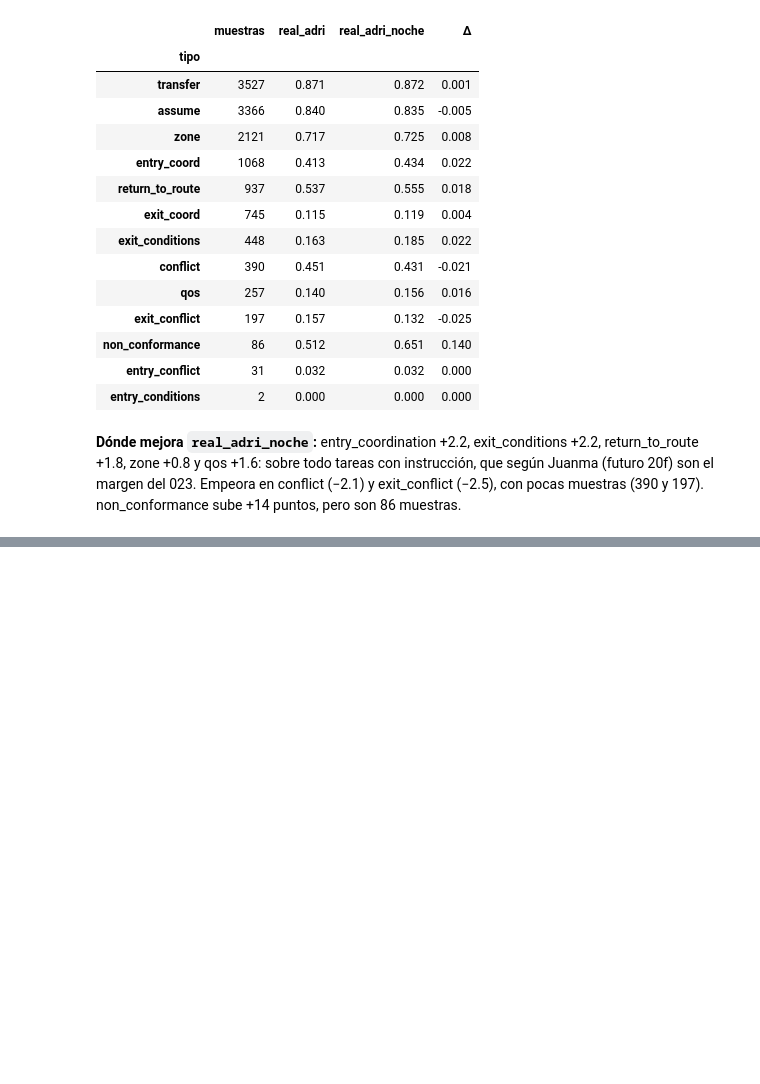
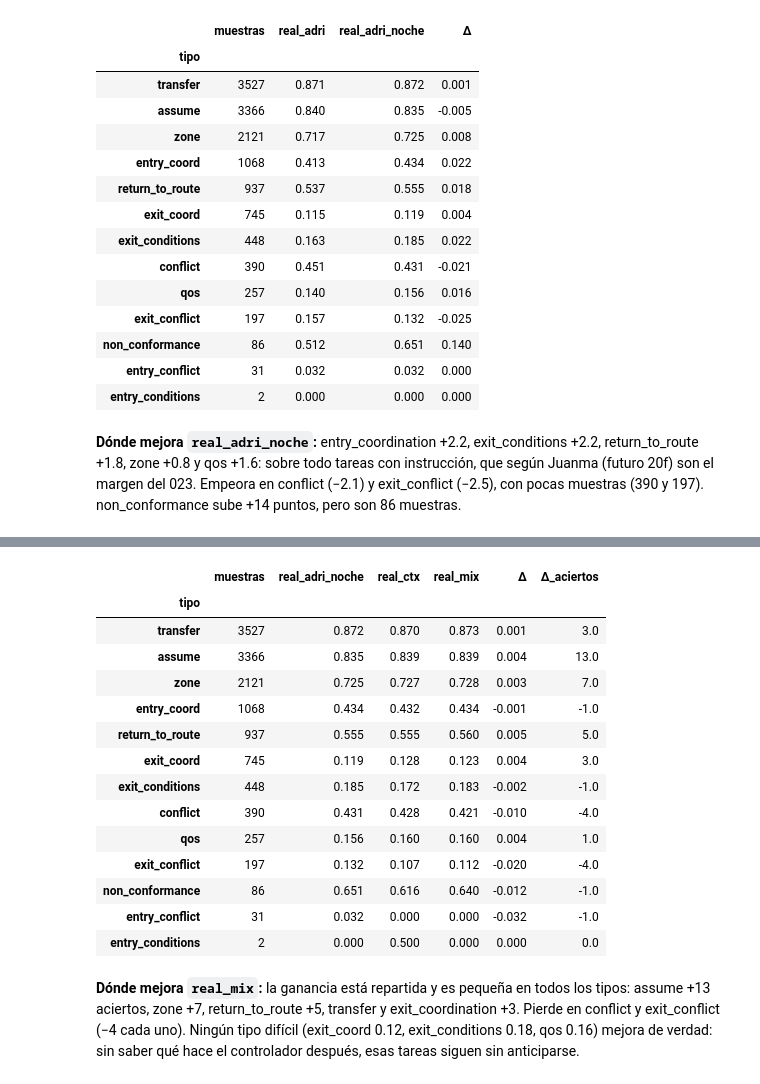
Before and after one commit to T1N8T/FlowDataLab, a Jupyter notebook: realista/LGB_realista.ipynb, the cells around one changed output, grey strips where cells are left out. Cells and saved outputs as stored; diff of their text form; code cells hidden in the pictures; blank space fills up the shorter version.

```diff
--- a/realista/LGB_realista.ipynb
+++ b/realista/LGB_realista.ipynb
@@ -301 +390,31 @@ exit_conflict (−2.5), con pocas muestras (390 y 197). non_conformance sube +14
+# %%
+# ¿Dónde mejora real_mix? Acierto top-3 según el tipo de la tarea correcta (TIPOS y tipo, de la sección 4)
+t = pd.DataFrame({n: hits(oof(n)) for n in ("real_adri_noche", "real_ctx", "real_mix")})
+t["tipo"] = tipo.reindex(t.index).map(dict(enumerate(TIPOS)))
+g = t.groupby("tipo").agg(muestras=("real_mix", "size"), real_adri_noche=("real_adri_noche", "mean"),
+                          real_ctx=("real_ctx", "mean"), real_mix=("real_mix", "mean"))
+g["Δ"] = g.real_mix - g.real_adri_noche
+g["Δ_aciertos"] = (g["Δ"] * g.muestras).round(0)
+g.sort_values("muestras", ascending=False).round(3)
+# %% [output]
+|  | muestras | real_adri_noche | real_ctx | real_mix | Δ | Δ_aciertos |
+| tipo |  |  |  |  |  |  |
+| transfer | 3527 | 0.872 | 0.870 | 0.873 | 0.001 | 3.0 |
+| assume | 3366 | 0.835 | 0.839 | 0.839 | 0.004 | 13.0 |
+| zone | 2121 | 0.725 | 0.727 | 0.728 | 0.003 | 7.0 |
+| entry_coord | 1068 | 0.434 | 0.432 | 0.434 | -0.001 | -1.0 |
+| return_to_route | 937 | 0.555 | 0.555 | 0.560 | 0.005 | 5.0 |
+| exit_coord | 745 | 0.119 | 0.128 | 0.123 | 0.004 | 3.0 |
+| exit_conditions | 448 | 0.185 | 0.172 | 0.183 | -0.002 | -1.0 |
+| conflict | 390 | 0.431 | 0.428 | 0.421 | -0.010 | -4.0 |
+| qos | 257 | 0.156 | 0.160 | 0.160 | 0.004 | 1.0 |
+| exit_conflict | 197 | 0.132 | 0.107 | 0.112 | -0.020 | -4.0 |
+| non_conformance | 86 | 0.651 | 0.616 | 0.640 | -0.012 | -1.0 |
+| entry_conflict | 31 | 0.032 | 0.000 | 0.000 | -0.032 | -1.0 |
+| entry_conditions | 2 | 0.000 | 0.500 | 0.000 | 0.000 | 0.0 |
+# %% [markdown]
+**Dónde mejora `real_mix`:** la ganancia está repartida y es pequeña en todos los tipos: assume +13 aciertos, zone +7,
+return_to_route +5, transfer y exit_coordination +3. Pierde en conflict y exit_conflict (−4 cada uno). Ningún tipo
+difícil (exit_coord 0.12, exit_conditions 0.18, qos 0.16) mejora de verdad: sin saber qué hace el controlador después,
+esas tareas siguen sin anticiparse.
 # %% [markdown]
```
Also changed, not shown: parts of 10 cells of this notebook, 21 other files.
